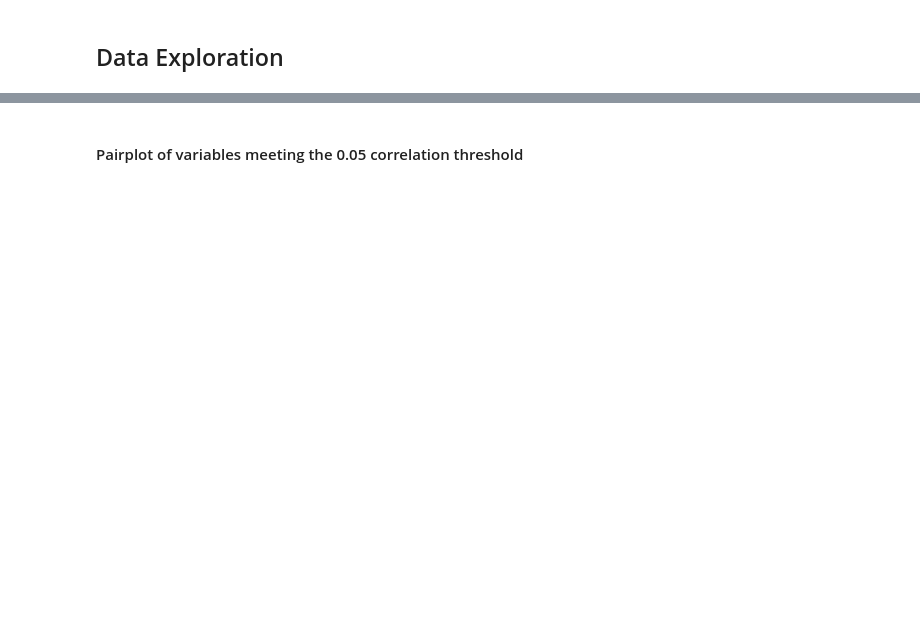
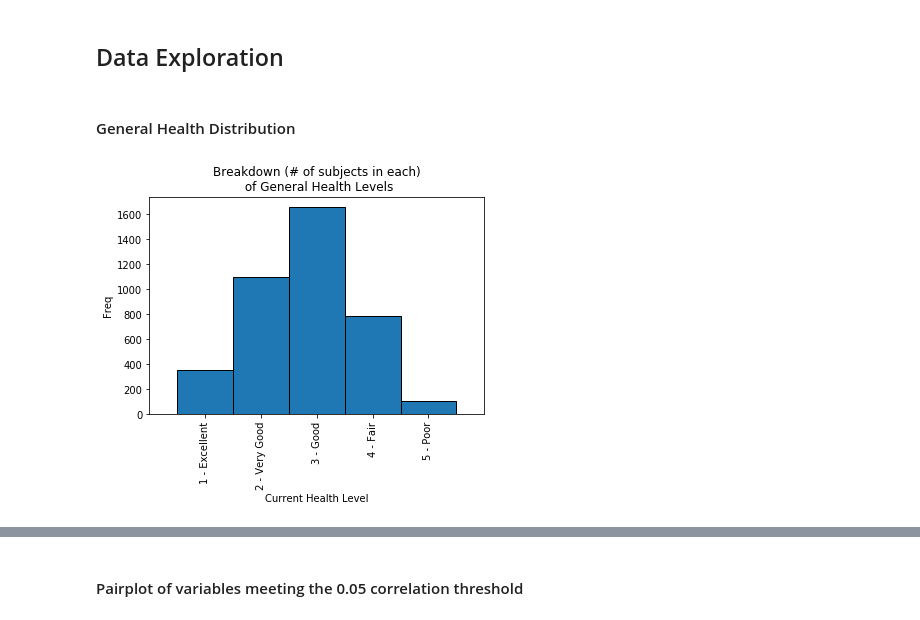
Before and after one commit to oconnoag/NHANES_General_Health_Prediction, a Jupyter notebook: flor_eda.ipynb, the cells around one changed output, grey strips where cells are left out. Cells and saved outputs as stored; diff of their text form; code cells hidden in the pictures; blank space fills up the shorter version.

```diff
--- a/flor_eda.ipynb
+++ b/flor_eda.ipynb
@@ -80,2 +79,14 @@ memory usage: 816.9 KB
 # %% [markdown]
 ## Data Exploration
+# %% [markdown]
+#### General Health Distribution
+# %%
+processed_data['general_health'].hist(grid=False, bins=np.arange(0,7,1)-0.5, ec='k')
+plt.xlim([0,6])
+plt.title('Breakdown (# of subjects in each)\n of General Health Levels')
+plt.ylabel("Freq")
+plt.xlabel("Current Health Level")
+plt.xticks(np.arange(1,6), ['1 - Excellent', '2 - Very Good', '3 - Good', '4 - Fair', '5 - Poor'],
+          rotation=90);
+# %% [output]
+[figure, added]
```
Also changed, not shown: parts of 37 cells of this notebook, 1 other file.
